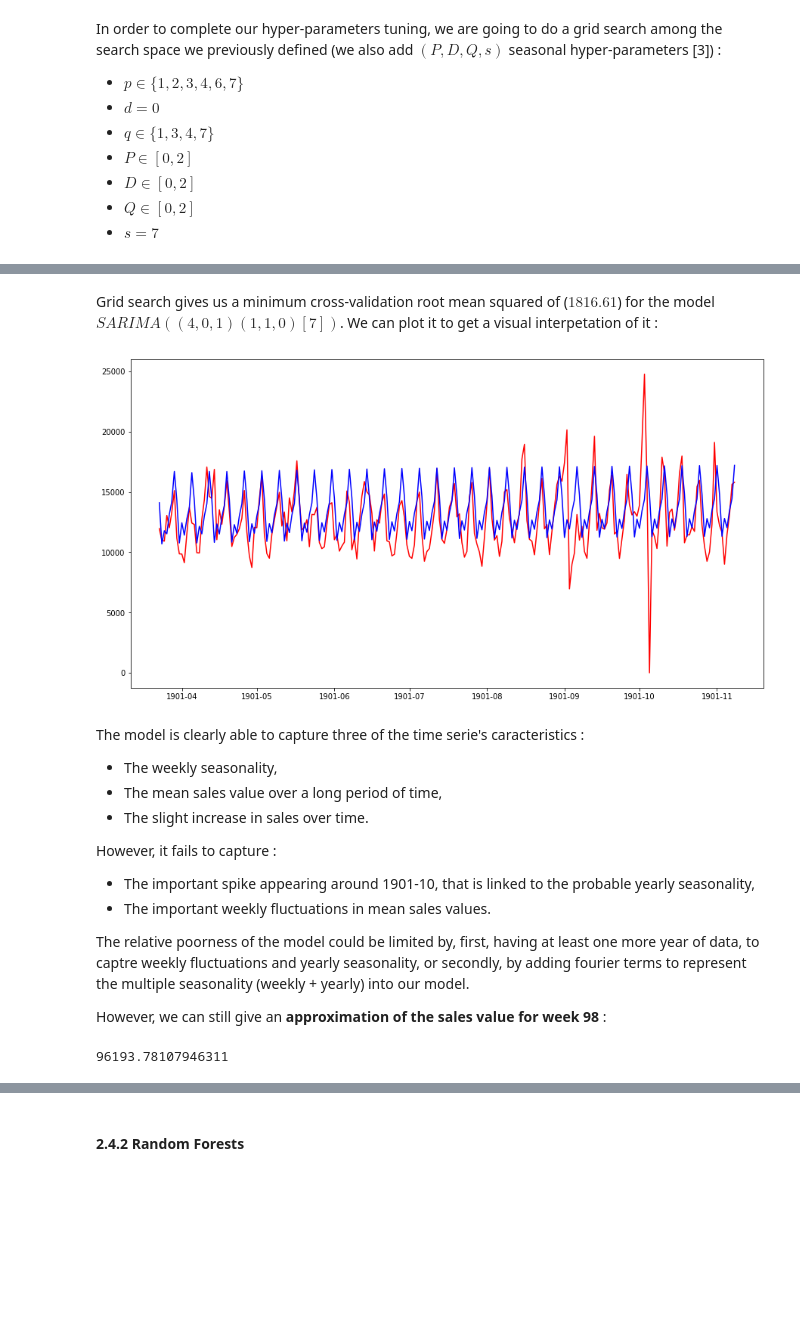
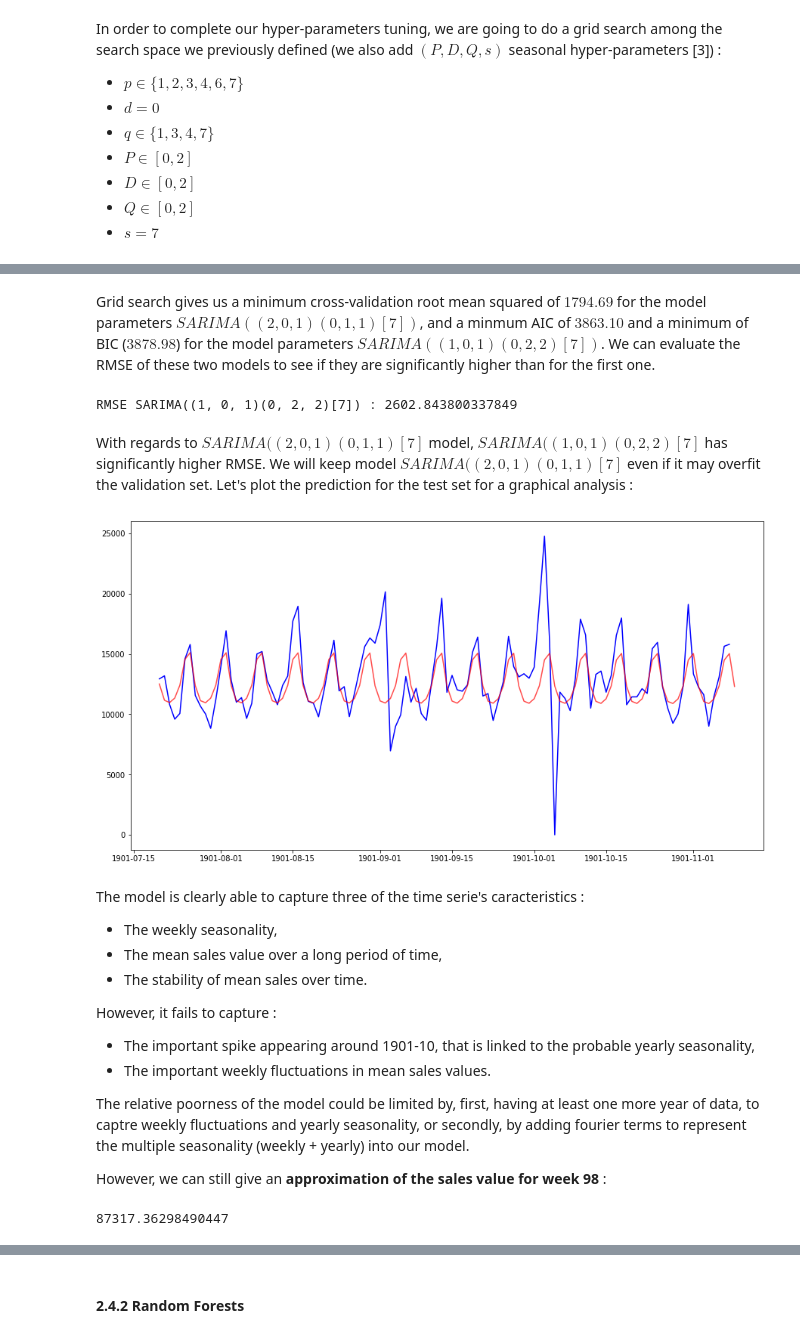
Before and after one commit to LouisAuneau/MISC-sales-forecasting, a Jupyter notebook: Report.ipynb, the cells around one changed output, grey strips where cells are left out. Saved outputs shown, nothing was run; the diff lists cells and outputs as text; code cells hidden in the pictures; blank space fills up the shorter version.

Commit message:
finish two ARIMA + RF forecasting

```diff
--- a/Report.ipynb
+++ b/Report.ipynb
@@ -270,3 +282,10 @@ With a median *10535 units* sold per gas transaction, we can think that gasoline
+# %%
+# Deleting skewed first 4 months
+daily_sales_ts_trunc = daily_sales_ts[4*30:]
+
+# Splitting train and test set (80%/20%)
+split = int(0.80*len(daily_sales_ts_trunc))
+train, test = daily_sales_ts_trunc[:split], daily_sales_ts_trunc[split:]
 # %% [markdown]
 #### 2.4.1 ARIMA
 
@@ -464,16 +491,27 @@ c:\users\launeau\appdata\local\programs
 # %% [markdown]
-Grid search gives us a minimum cross-validation root mean squared of (**$1816.61$**) for the model **$SARIMA((4, 0, 1)(1, 1, 0)[7])$**. We can plot it to get a visual interpetation of it :
+Grid search gives us a minimum cross-validation root mean squared of $1794.69$ for the model parameters **$SARIMA((2, 0, 1)(0, 1, 1)[7])$**, and a minmum AIC of $3863.10$ and a minimum of BIC ($3878.98$) for the model parameters **$SARIMA((1, 0, 1)(0, 2, 2)[7])$**. We can evaluate the RMSE of these two models to see if they are significantly higher than for the first one.
-# %%
-sarima_model = sarima_forecast(train, (4, 0, 1), (1, 1, 0, 7))
-pl.rcParams["figure.figsize"] = (15,8)
-plot_prediction(test, sarima_model.predict(len(train), len(train) + len(test) - 1))
-# %% [output]
-[figure, removed]
+# %%
+print("RMSE SARIMA((1, 0, 1)(0, 2, 2)[7]) : " + str(models_rmse["((1, 0, 1), (0, 2, 2, 7))"]))
+# %% [output]
+RMSE SARIMA((1, 0, 1)(0, 2, 2)[7]) : 2602.843800337849
+# %% [markdown]
+With regards to $SARIMA((2, 0, 1)(0, 1, 1)[7]$ model, $SARIMA((1, 0, 1)(0, 2, 2)[7]$ has significantly higher RMSE. We will keep model $SARIMA((2, 0, 1)(0, 1, 1)[7]$ even if it may overfit the validation set. Let's plot the prediction for the test set for a graphical analysis :
+# %%
+sarima_model = sarima_forecast(train, (2, 0, 1), (0, 1, 1, 7))
+sarima_predictions = sarima_model.predict(len(train), len(train) + len(test))
+
+# Plotting prediction over original time serie
+pl.rcParams["figure.figsize"] = (15,8)
+plt.plot(test, 'b')
+plt.plot(sarima_predictions, 'r', alpha = 0.7)
+plt.show()
+# %% [output]
+[figure, added]
 # %% [markdown]
 The model is clearly able to capture three of the time serie's caracteristics :
 - The weekly seasonality,
 - The mean sales value over a long period of time,
-- The slight increase in sales over time.
+- The stability of mean sales over time.
 
 However, it fails to capture :
 - The important spike appearing around 1901-10, that is linked to the probable yearly seasonality,
@@ -483,7 +521,7 @@ The relative poorness of the model could be limited by, first, having at least o
 
 However, we can still give an **approximation of the sales value for week 98** :
 # %%
-sarima_model.predict(97*7 + 1, 98*7).sum()
+sarima_model.predict((datetime(1900, 1, 1) + timedelta(97*7 + 1)), (datetime(1900, 1, 1) + timedelta(98*7))).sum()
 # %% [output]
-96193.78107946311
+87317.36298490447
 # %% [markdown]
```
Also changed, not shown: parts of 54 cells of this notebook, 1 other file.
